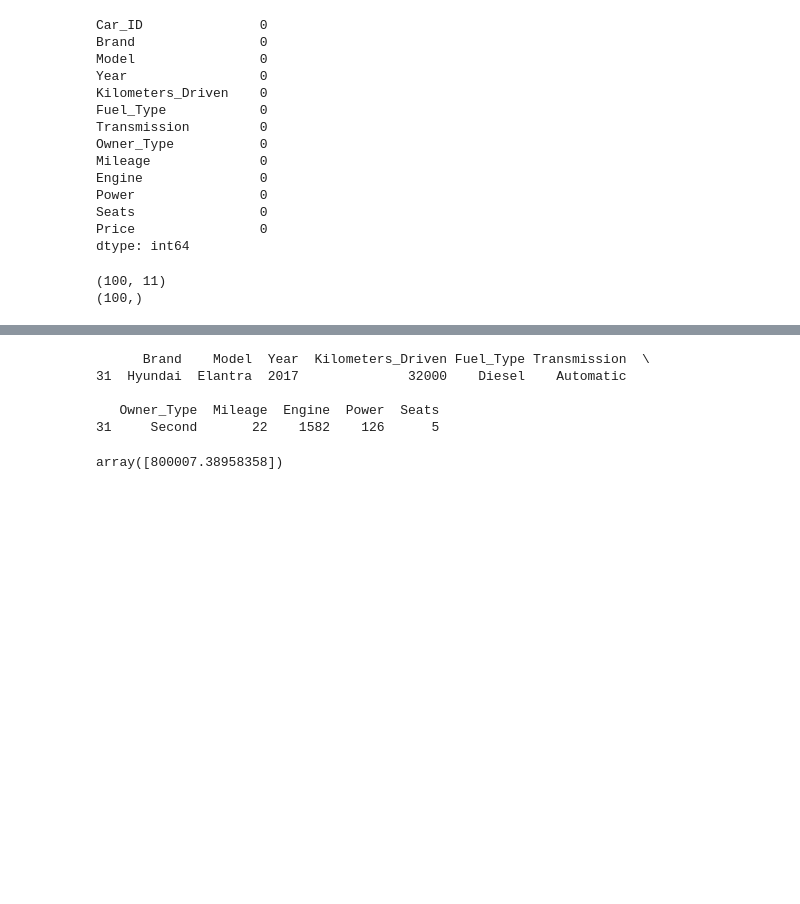
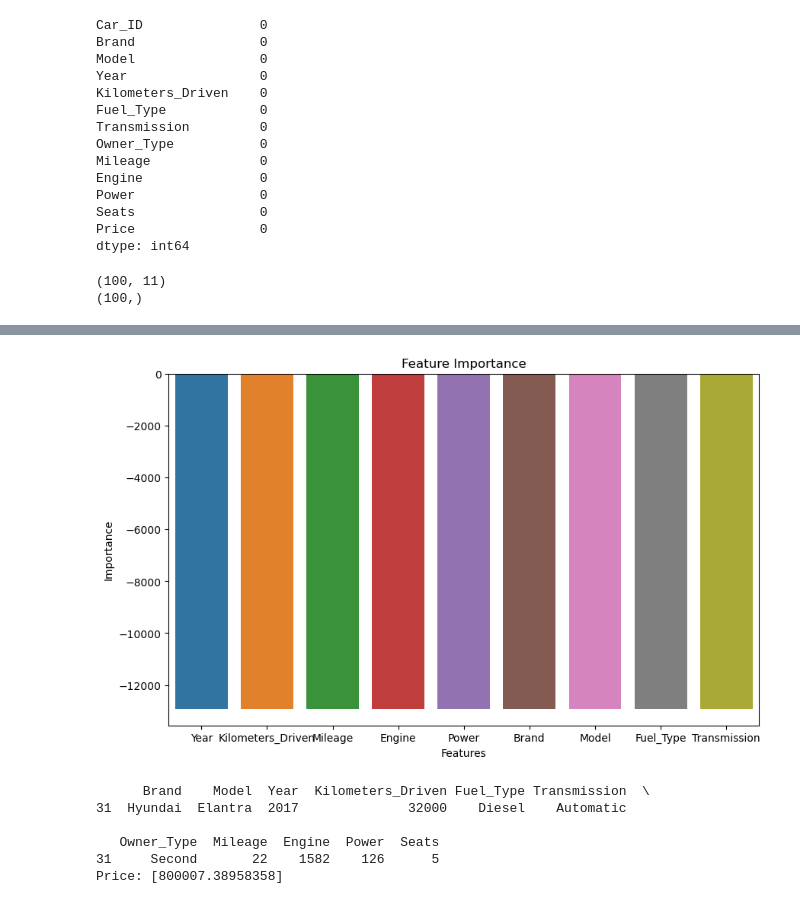
Before and after one commit to KhurramHashmat/ML, a Jupyter notebook: LinearRegression/Linear_Regression (Used_Car_Price_Prediction).ipynb, the cells around one changed output, grey strips where cells are left out. Saved outputs shown, nothing was run; the diff lists cells and outputs as text; code cells hidden in the pictures; blank space fills up the shorter version.

```diff
--- a/LinearRegression/Linear_Regression (Used_Car_Price_Prediction).ipynb
+++ b/LinearRegression/Linear_Regression (Used_Car_Price_Prediction).ipynb
@@ -113,14 +146,28 @@ plt.show()
 # %%
-single_datapoint = X_test.iloc[[19]]
-print(single_datapoint)
+# Plotting feature importance (coefficients)
+coefficients = pipeline.named_steps['regressor'].coef_
+num_features = ['Year', 'Kilometers_Driven', 'Mileage', 'Engine', 'Power']
+cat_features = pipeline.named_steps['preprocessor'].transformers_[1][2]
+feature_names = num_features + cat_features
+feature_importance = pd.DataFrame({'Feature': feature_names, 'Importance': coefficients[0]})
+plt.figure(figsize=(10,6))
+sns.barplot(x='Feature', y='Importance', data=feature_importance)
+plt.xlabel('Features')
+plt.ylabel('Importance')
+plt.title('Feature Importance')
+plt.show()
 # %% [output]
-      Brand    Model  Year  Kilometers_Driven Fuel_Type Transmission  \
-31  Hyundai  Elantra  2017              32000    Diesel    Automatic
-
-   Owner_Type  Mileage  Engine  Power  Seats
-31     Second       22    1582    126      5
+[figure, added]
 # %%
+# Making predictions on a single data point
+single_datapoint = X_test.iloc[[19]]
+print(single_datapoint)
 y_single_pred = pipeline.predict(single_datapoint)
-y_single_pred
+print(f'Price: {y_single_pred}')
 # %% [output]
-array([800007.38958358])
+      Brand    Model  Year  Kilometers_Driven Fuel_Type Transmission  \
+31  Hyundai  Elantra  2017              32000    Diesel    Automatic
+
+   Owner_Type  Mileage  Engine  Power  Seats
+31     Second       22    1582    126      5
+Price: [800007.38958358]
```
Also changed, not shown: parts of 15 cells of this notebook.
